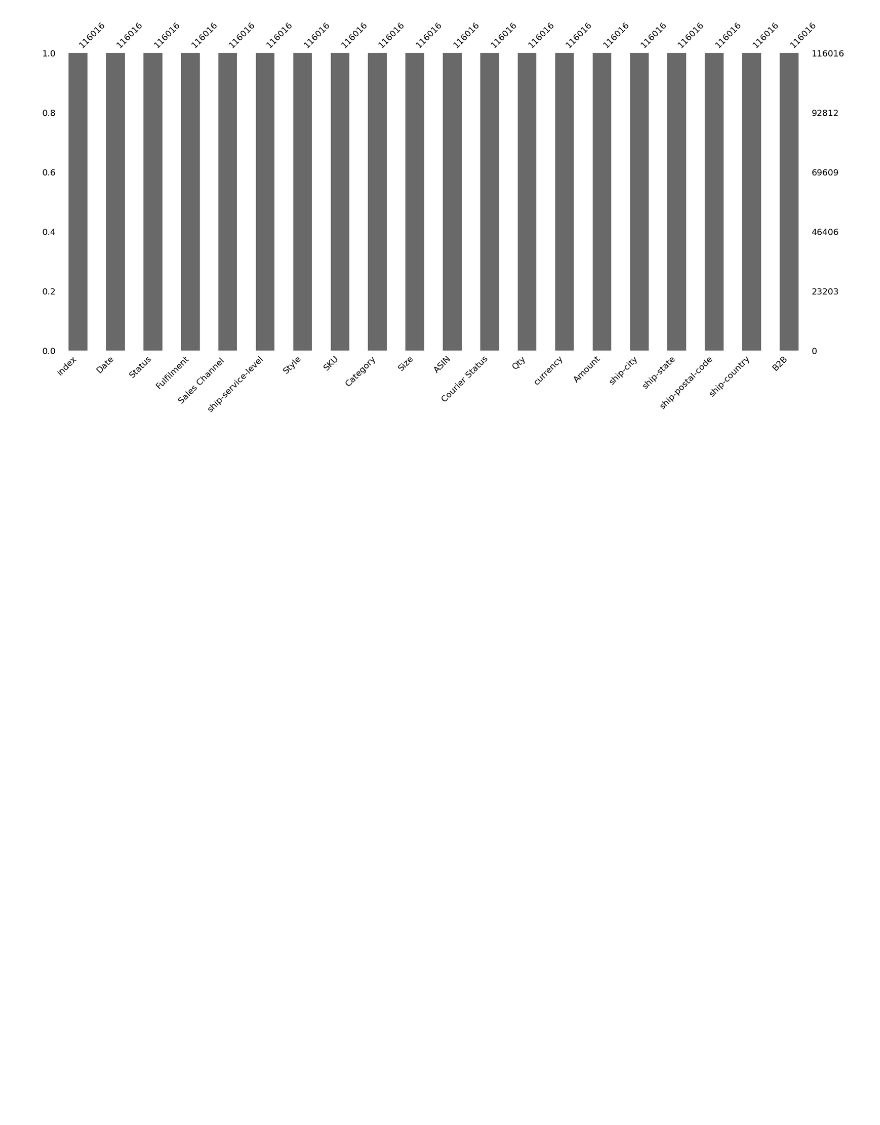
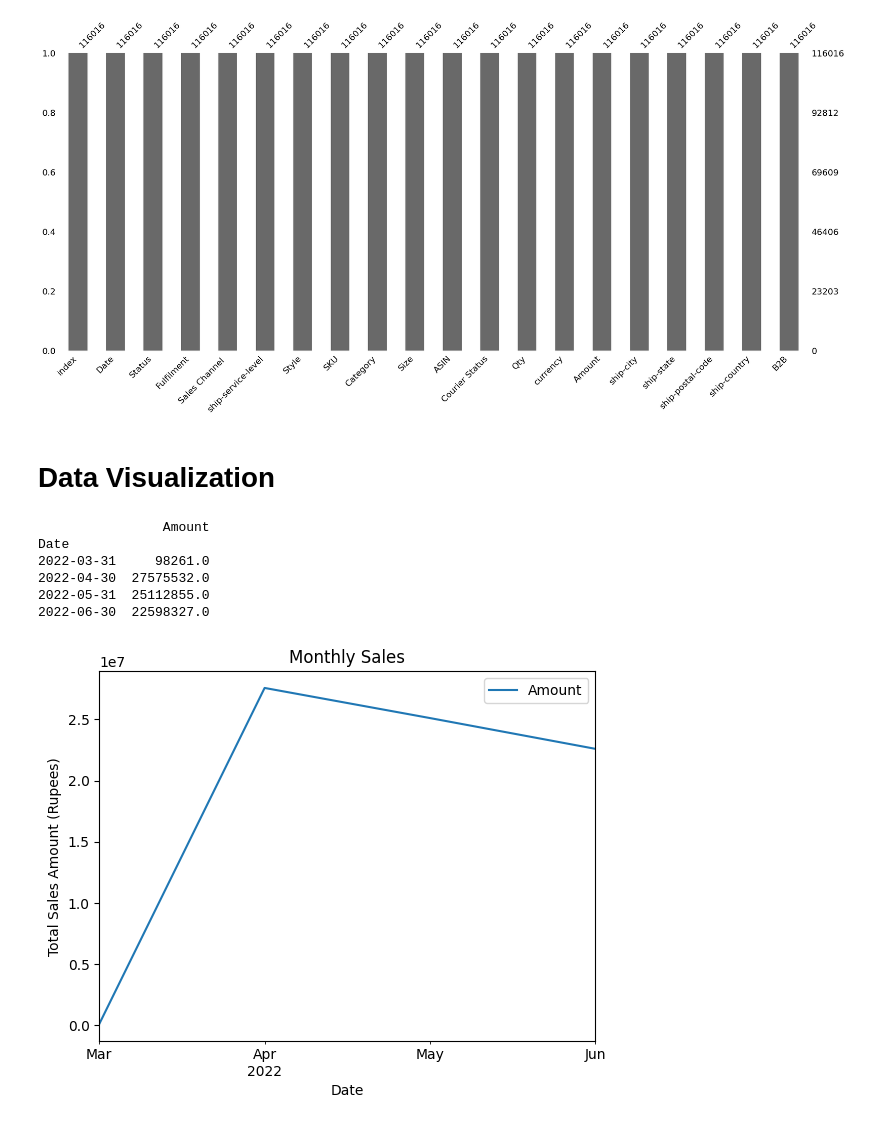
Before and after one commit to khangwen/data-analysis-project, a Jupyter notebook: notebooks/sales_analysis.ipynb, the cells around one changed output. Drawn from its saved outputs; the diff is of its cells as text; code cells hidden in the pictures; blank space fills up the shorter version.

Commit message:
data analysis on amazon sales complete

```diff
--- a/notebooks/sales_analysis.ipynb
+++ b/notebooks/sales_analysis.ipynb
@@ -109,3 +114,26 @@ msno.bar(df2)
 # %% [output]
 <Axes: >
 [figure]
+# %% [markdown]
+# Data Visualization
+# %%
+# df_test = df[df.Qty != 0] # seems to be accounted for in csv
+df_test= df2[['Date', 'Amount']]
+
+monthly_sales = df_test.resample('ME', on='Date').sum()
+print(monthly_sales)
+monthly_sales.plot(y='Amount', legend=True)
+plt.title('Monthly Sales')
+plt.xlabel('Date')
+plt.ylabel('Total Sales Amount (Rupees)')
+
+plt.savefig('./reports/figures/monthly_sales.png', bbox_inches='tight')
+plt.show()
+# %% [output]
+                Amount
+Date
+2022-03-31     98261.0
+2022-04-30  27575532.0
+2022-05-31  25112855.0
+2022-06-30  22598327.0
+[figure, added]
```
Also changed, not shown: parts of 9 cells of this notebook, 7 other files.
